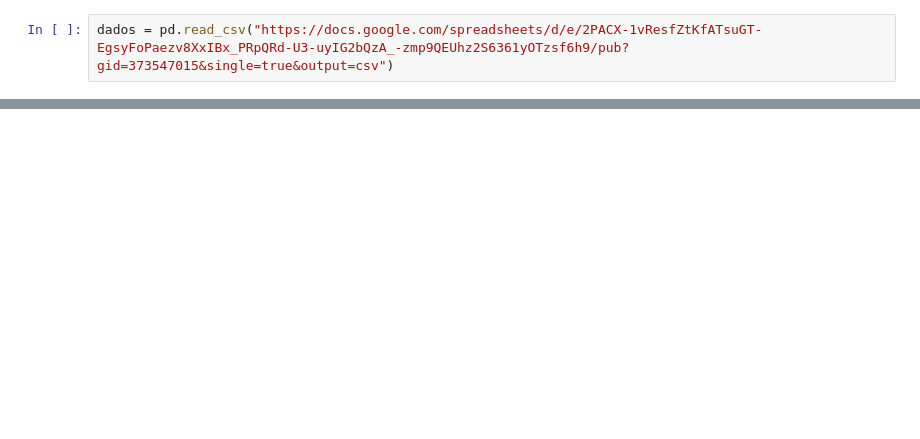
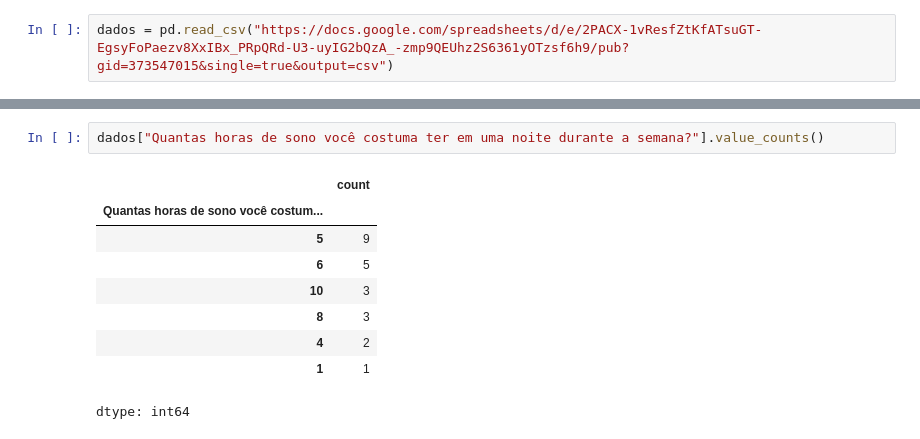
Before and after one commit to X4mpu/AnalisedeDados_Alura, a Jupyter notebook: DataAnalisys1.ipynb, the cells around one changed output, grey strips where cells are left out. Saved outputs shown, nothing was run; the diff lists cells and outputs as text; blank space fills up the shorter version.

```diff
--- a/DataAnalisys1.ipynb
+++ b/DataAnalisys1.ipynb
@@ -26,0 +43,12 @@ dados
+# %%
+dados["Quantas horas de sono você costuma ter em uma noite durante a semana?"].value_counts()
+# %% [output]
+|  | count |
+| Quantas horas de sono você costum... |  |
+| 5 | 9 |
+| 6 | 5 |
+| 10 | 3 |
+| 8 | 3 |
+| 4 | 2 |
+| 1 | 1 |
+dtype: int64
```
Also changed, not shown: parts of 5 cells of this notebook.
